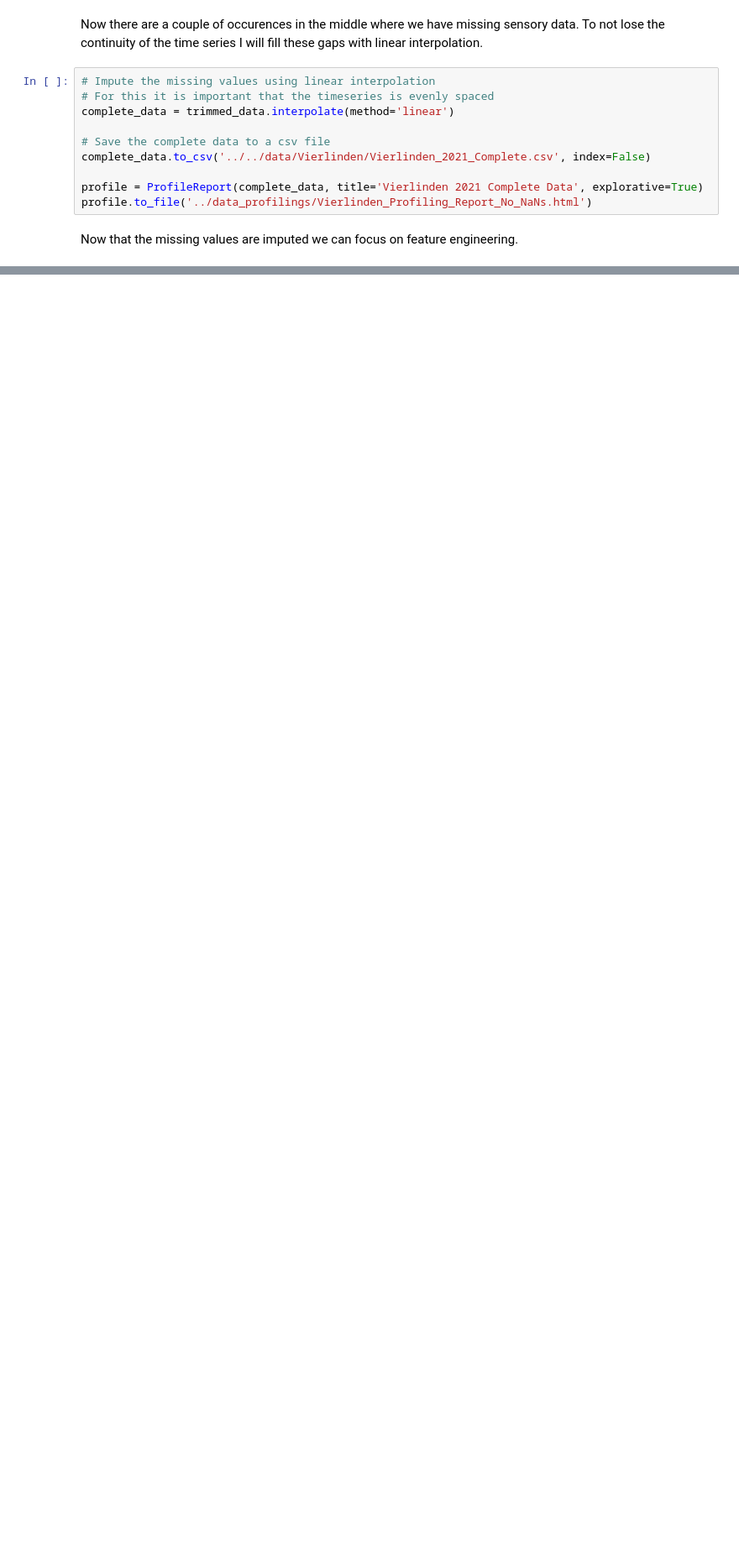
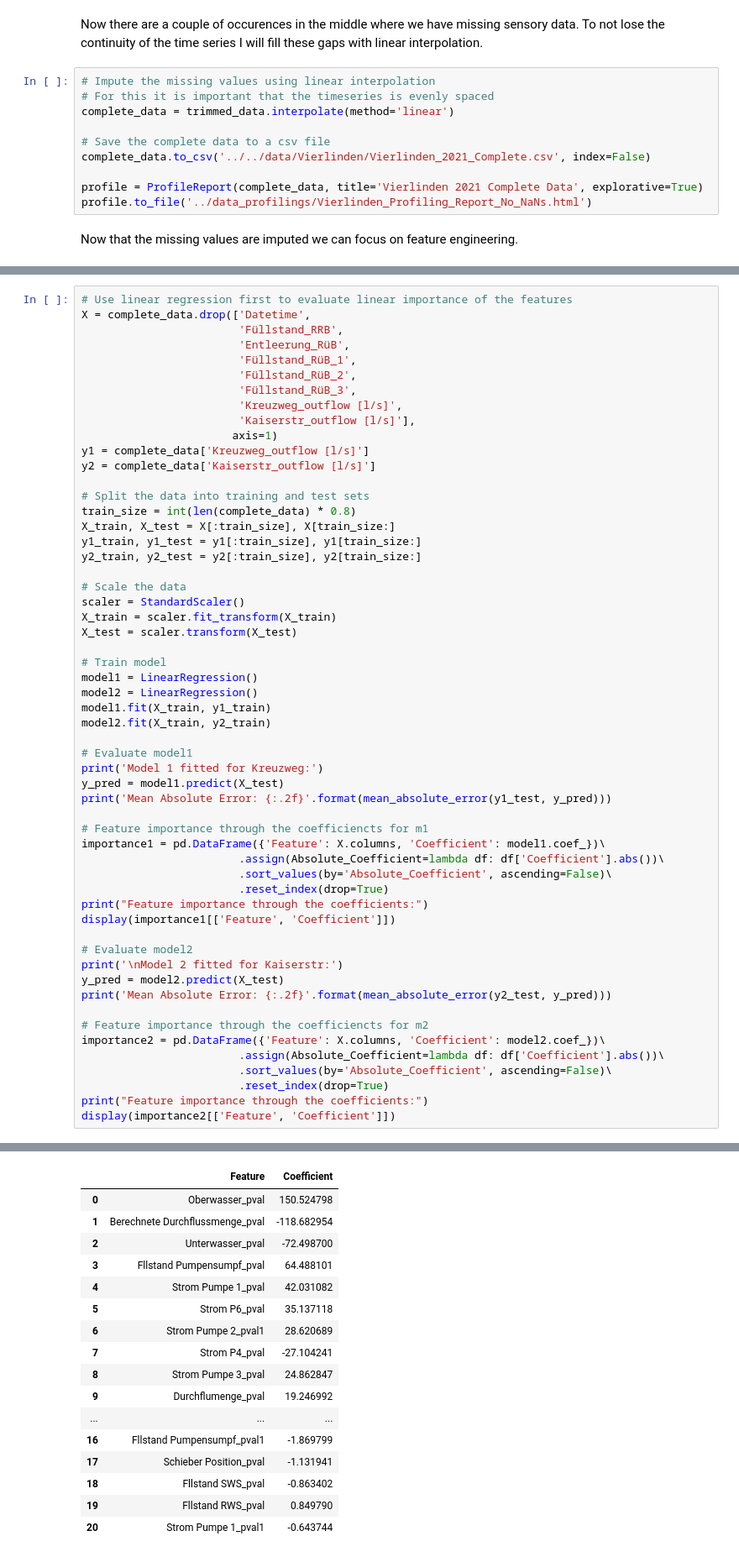
Before and after one commit to vipin2310/UT_RIWWER_project, a Jupyter notebook: notebooks/data_preparation.ipynb, the cells around one changed output, grey strips where cells are left out. Shown at 84% size. Drawn from its saved outputs; the diff is of its cells as text; blank space fills up the shorter version.

Commit message:
Linear regression for feature importance analysis

```diff
--- a/notebooks/data_preparation.ipynb
+++ b/notebooks/data_preparation.ipynb
@@ -190,0 +192,57 @@ plt.show()
+# %%
+# Use linear regression first to evaluate linear importance of the features
+X = complete_data.drop(['Datetime',
+                        'Füllstand_RRB',
+                        'Entleerung_RüB',
+                        'Füllstand_RüB_1',
+                        'Füllstand_RüB_2',
+                        'Füllstand_RüB_3',
+                        'Kreuzweg_outflow [l/s]',
+                        'Kaiserstr_outflow [l/s]'],
+                       axis=1)
+y1 = complete_data['Kreuzweg_outflow [l/s]']
+y2 = complete_data['Kaiserstr_outflow [l/s]']
+
+# Split the data into training and test sets
+train_size = int(len(complete_data) * 0.8)
+X_train, X_test = X[:train_size], X[train_size:]
+y1_train, y1_test = y1[:train_size], y1[train_size:]
+y2_train, y2_test = y2[:train_size], y2[train_size:]
+
+# Scale the data
+scaler = StandardScaler()
+X_train = scaler.fit_transform(X_train)
+X_test = scaler.transform(X_test)
+
+# Train model
+model1 = LinearRegression()
+model2 = LinearRegression()
+model1.fit(X_train, y1_train)
+model2.fit(X_train, y2_train)
+
+# Evaluate model1
+print('Model 1 fitted for Kreuzweg:')
+y_pred = model1.predict(X_test)
+print('Mean Absolute Error: {:.2f}'.format(mean_absolute_error(y1_test, y_pred)))
+
+# Feature importance through the coefficiencts for m1
+importance1 = pd.DataFrame({'Feature': X.columns, 'Coefficient': model1.coef_})\
+                        .assign(Absolute_Coefficient=lambda df: df['Coefficient'].abs())\
+                        .sort_values(by='Absolute_Coefficient', ascending=False)\
+                        .reset_index(drop=True)
+print("Feature importance through the coefficients:")
+display(importance1[['Feature', 'Coefficient']])
+
+# Evaluate model2
+print('\nModel 2 fitted for Kaiserstr:')
+y_pred = model2.predict(X_test)
+print('Mean Absolute Error: {:.2f}'.format(mean_absolute_error(y2_test, y_pred)))
+
+# Feature importance through the coefficiencts for m2
+importance2 = pd.DataFrame({'Feature': X.columns, 'Coefficient': model2.coef_})\
+                        .assign(Absolute_Coefficient=lambda df: df['Coefficient'].abs())\
+                        .sort_values(by='Absolute_Coefficient', ascending=False)\
+                        .reset_index(drop=True)
+print("Feature importance through the coefficients:")
+display(importance2[['Feature', 'Coefficient']])
+# %% [output]
@@ -190,0 +252,17 @@ plt.show()
+|  | Feature | Coefficient |
+| 0 | Oberwasser_pval | 150.524798 |
+| 1 | Berechnete Durchflussmenge_pval | -118.682954 |
+| 2 | Unterwasser_pval | -72.498700 |
+| 3 | Fllstand Pumpensumpf_pval | 64.488101 |
+| 4 | Strom Pumpe 1_pval | 42.031082 |
+| 5 | Strom P6_pval | 35.137118 |
+| 6 | Strom Pumpe 2_pval1 | 28.620689 |
+| 7 | Strom P4_pval | -27.104241 |
+| 8 | Strom Pumpe 3_pval | 24.862847 |
+| 9 | Durchflumenge_pval | 19.246992 |
+| ... | ... | ... |
+| 16 | Fllstand Pumpensumpf_pval1 | -1.869799 |
+| 17 | Schieber Position_pval | -1.131941 |
+| 18 | Fllstand SWS_pval | -0.863402 |
+| 19 | Fllstand RWS_pval | 0.849790 |
+| 20 | Strom Pumpe 1_pval1 | -0.643744 |
```
Also changed, not shown: parts of 3 cells of this notebook.
